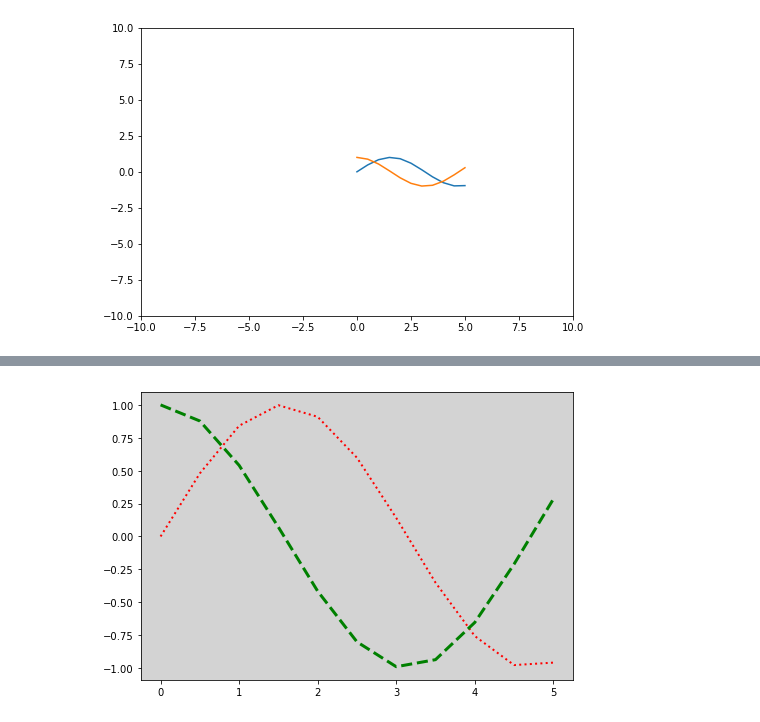
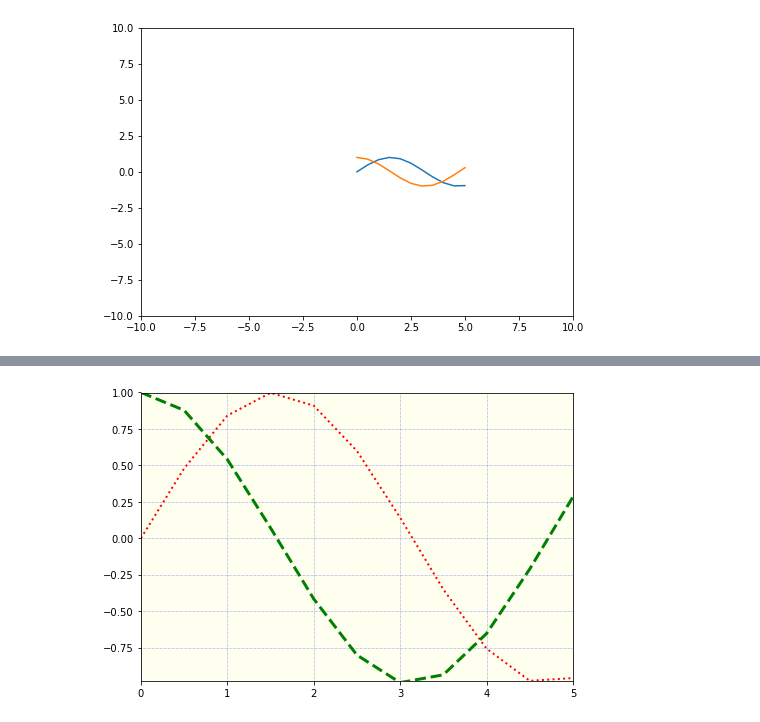
Before and after one commit to ashish-rane/MachineLearning, a Jupyter notebook: Matplotlib/Matplotlib_basics.ipynb, the cells around one changed output, grey strips where cells are left out. Drawn from its saved outputs; the diff is of its cells as text; code cells hidden in the pictures.

```diff
--- a/Matplotlib/Matplotlib_basics.ipynb
+++ b/Matplotlib/Matplotlib_basics.ipynb
@@ -109,9 +108,12 @@ axes.plot(x, np.cos(x), label='Cosx', lw = 3, ls = '--', c = 'g')
 # %%
 '''Grid'''
 fig = pp.figure()
 axes = fig.add_axes([0,0,1,1])
 axes.plot(x, y, label='Sinx', lw = 2, ls = ':', c = 'r')
 axes.plot(x, np.cos(x), label='Cosx', lw = 3, ls = '--', c = 'g')
-axes.set_facecolor('lightgrey')
+axes.set_facecolor('#FFFFF0')
+axes.grid(color='b', alpha=0.8, linestyle='dotted', linewidth = 0.5)
+axes.set_xbound(np.min(x), np.max(x))
+axes.set_ybound(np.min(y), np.max(y))
 # %% [output]
-[figure, old version]
+[figure, new version]
```
Also changed, not shown: parts of 4 cells of this notebook, 3 other files.
